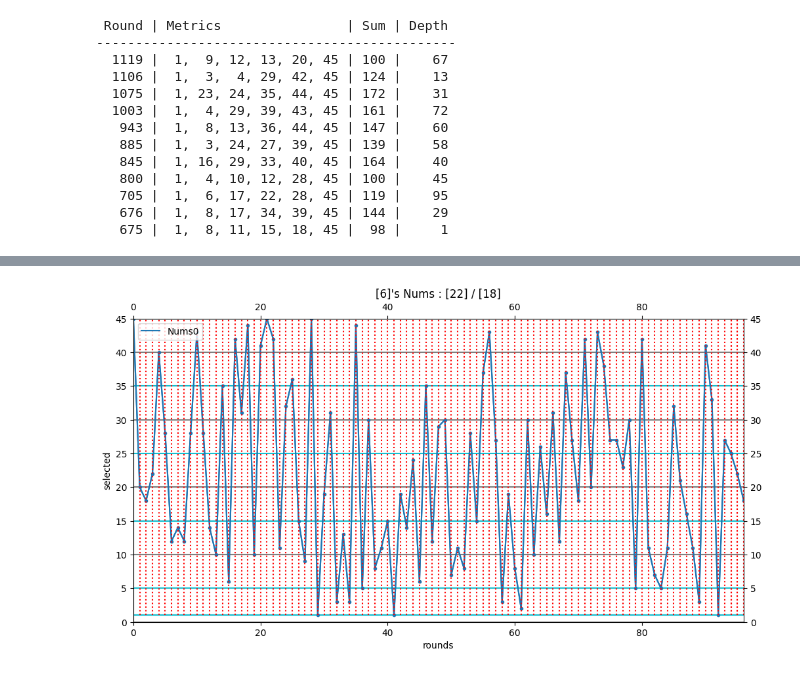
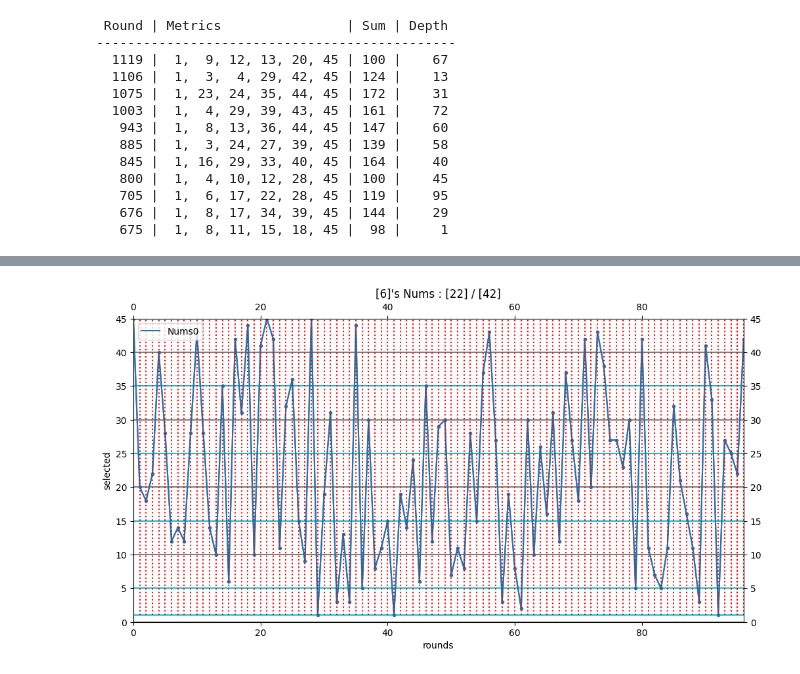
Before and after one commit to swhors/LSTM_Analyze, a Jupyter notebook: foresttrans/memo_re_0818_3.ipynb, the cells around one changed output, grey strips where cells are left out. Saved outputs shown, nothing was run; the diff lists cells and outputs as text; code cells hidden in the pictures.

```diff
--- a/foresttrans/memo_re_0818_3.ipynb
+++ b/foresttrans/memo_re_0818_3.ipynb
@@ -309,7 +303,7 @@ get_likey(like_query, next_round)
    675 |  1,  8, 11, 15, 18, 45 |  98 |     1
 # %%
 row_nums = [1]
-next_nums[row_nums[0]-1] = 33
+next_nums[row_nums[0]-1] = 38
 draw_frequency_v2(row_nums=row_nums, metrics=metrics, next_nums=[next_nums[row_nums[0]-1]])
 print("10단위별 데이터 분포", get_level_count(metrics[row_nums[0]-1], level=10))
 print("5단위별 데이터 분포", get_level_count(metrics[row_nums[0]-1], level=5))
@@ -335,8 +329,9 @@ execute this code. [2025-08-20 23:26:12.624724]
 자주 나오는 데이터 [(30, 5), (29, 5), (26, 4), (7, 4), (34, 4), (9, 4), (28, 4), (40, 3), (37, 3), (6, 3), (33, 3), (38, 3), (17, 3), (14, 3), (21, 3), (18, 3), (43, 2), (16, 2), (3, 2), (13, 2), (41, 2), (39 ...
 # %%
 row_nums = [3]
-next_nums[row_nums[0]-1] = 14
+next_nums[row_nums[0]-1] = 21
 draw_frequency_v2(row_nums=row_nums, metrics=metrics, next_nums=[next_nums[row_nums[0]-1]])
 print("10단위별 데이터 분포", get_level_count(metrics[row_nums[0]-1], level=10))
 print("5단위별 데이터 분포", get_level_count(metrics[row_nums[0]-1], level=5))
+print("자주 나오는 데이터", get_frequency(nums=metrics[row_nums[0]-1], is_desc=True))
 # %% [output]
@@ -347,7 +343,8 @@ execute this code. [2025-08-20 23:28:05.541723]
 # %%
 row_nums = [4]
-next_nums[row_nums[0]-1] = 27
+next_nums[row_nums[0]-1] = 13
 draw_frequency_v2(row_nums=row_nums, metrics=metrics, next_nums=[next_nums[row_nums[0]-1]])
 print("10단위별 데이터 분포", get_level_count(metrics[row_nums[0]-1], level=10))
 print("5단위별 데이터 분포", get_level_count(metrics[row_nums[0]-1], level=5))
+print("자주 나오는 데이터", get_frequency(nums=metrics[row_nums[0]-1], is_desc=True))
 # %% [output]
@@ -358,8 +356,9 @@ execute this code. [2025-08-20 23:31:16.644252]
 # %%
 row_nums = [5]
-next_nums[row_nums[0]-1] = 3
+next_nums[row_nums[0]-1] = 1
 draw_frequency_v2(row_nums=row_nums, metrics=metrics, next_nums=[next_nums[row_nums[0]-1]])
 print("10단위별 데이터 분포", get_level_count(metrics[row_nums[0]-1], level=10))
 print("5단위별 데이터 분포", get_level_count(metrics[row_nums[0]-1], level=5))
+print("자주 나오는 데이터", get_frequency(nums=metrics[row_nums[0]-1], is_desc=True))
 # %% [output]
 [figure]
@@ -369,9 +369,9 @@ execute this code. [2025-08-20 23:32:50.270464]
 # %%
 row_nums = [6]
-next_nums[row_nums[0]-1] = 18
+next_nums[row_nums[0]-1] = 42
 draw_frequency_v2(row_nums=row_nums, metrics=metrics, next_nums=[next_nums[row_nums[0]-1]])
 print("10단위별 데이터 분포", get_level_count(metrics[row_nums[0]-1], level=10))
 print("5단위별 데이터 분포", get_level_count(metrics[row_nums[0]-1], level=5))
 print("자주 나오는 데이터", get_frequency(nums=metrics[row_nums[0]-1], is_desc=True))
 # %% [output]
-[figure, old version]
+[figure, new version]
```
Also changed, not shown: parts of 10 cells of this notebook, 1 other file.
